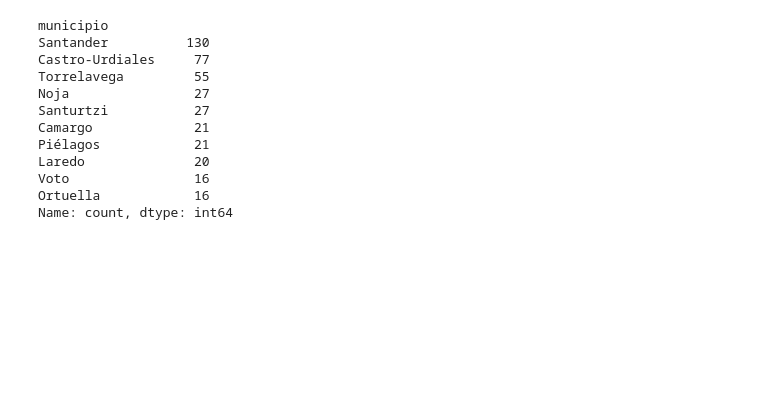
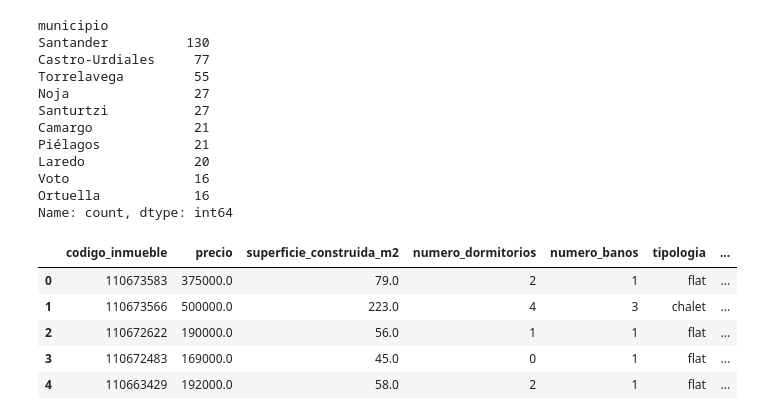
Before and after one commit to sitomachu/bezanillasl, a Jupyter notebook: notebooks/idealistaAPI_data_rent.ipynb, the cells around one changed output. Cells and saved outputs as stored; diff of their text form; code cells hidden in the pictures; blank space fills up the shorter version.

```diff
--- a/notebooks/idealistaAPI_data_rent.ipynb
+++ b/notebooks/idealistaAPI_data_rent.ipynb
@@ -119,3 +118,14 @@ Laredo              20
 Voto                16
 Ortuella            16
 Name: count, dtype: int64
+# %%
+df_expandido = agregar_distancias_minimas_poi(df_clean, ["playa", "supermercado"])
+
+df_expandido.head()
+# %% [output]
+|  | codigo_inmueble | precio | superficie_construida_m2 | numero_dormitorios | numero_banos | tipologia | ... |
+| 0 | 110673583 | 375000.0 | 79.0 | 2 | 1 | flat | ... |
+| 1 | 110673566 | 500000.0 | 223.0 | 4 | 3 | chalet | ... |
+| 2 | 110672622 | 190000.0 | 56.0 | 1 | 1 | flat | ... |
+| 3 | 110672483 | 169000.0 | 45.0 | 0 | 1 | flat | ... |
+| 4 | 110663429 | 192000.0 | 58.0 | 2 | 1 | flat | ... |
```
Also changed, not shown: parts of 4 cells of this notebook, 4 other files.
